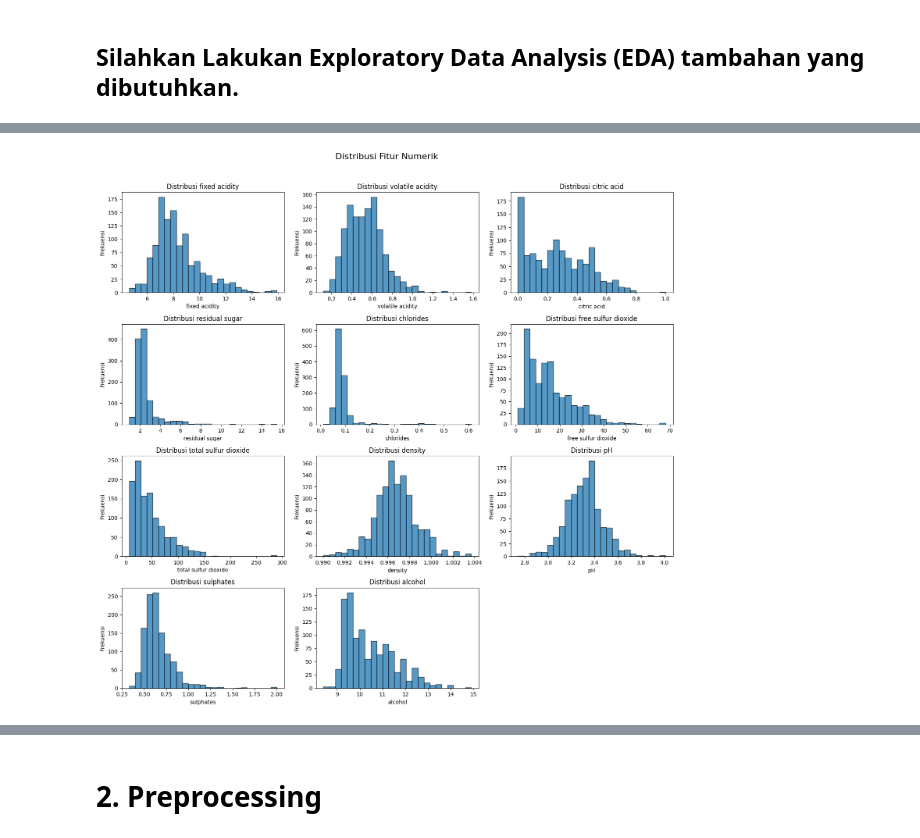
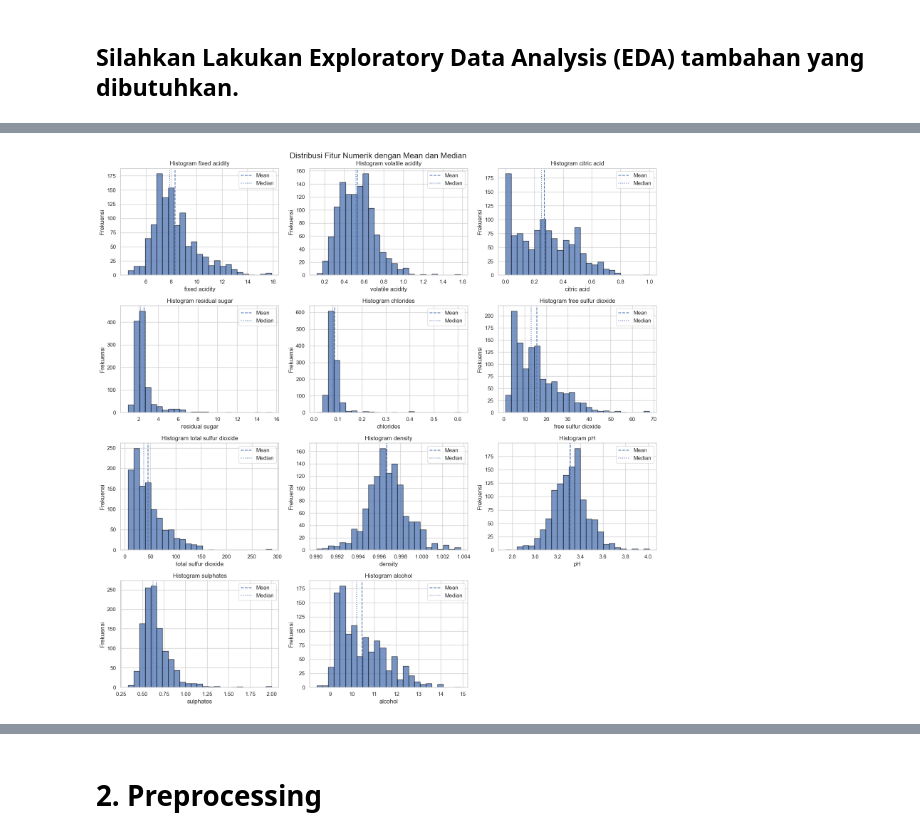
Before and after one commit to nathaniagavrila/Machine-Learning-2026, a Jupyter notebook: 1_Tugas_KNN/5054251050_KNN.ipynb, the cells around one changed output, grey strips where cells are left out. Cells and saved outputs as stored; diff of their text form; code cells hidden in the pictures.

```diff
--- a/1_Tugas_KNN/5054251050_KNN.ipynb
+++ b/1_Tugas_KNN/5054251050_KNN.ipynb
@@ -32,21 +32,22 @@ Langkah-langkah yang harus dilakukan antara lain:
 # 1. Persiapan Dataset & Eksplorasi Awal
 # %%
 # Import library yang dibutuhkan (pandas, numpy, matplotlib, dll)
+import os
 import pandas as pd
 import numpy as np
 import matplotlib.pyplot as plt
 import seaborn as sns
 
 from sklearn.model_selection import train_test_split
-from sklearn.preprocessing import StandardScaler
+from sklearn.preprocessing import StandardScaler, MinMaxScaler
 from sklearn.neighbors import KNeighborsClassifier
-from sklearn.pipeline import Pipeline
 from sklearn.metrics import (
     accuracy_score, precision_score, recall_score, f1_score,
-    confusion_matrix, classification_report
+    confusion_matrix, classification_report, ConfusionMatrixDisplay
 )
 
-pd.set_option('display.max_columns', None)
+pd.set_option("display.max_columns", None)
+sns.set_theme(style="whitegrid")
 # %%
 #  Load Dataset dan menampilkan informasi dasar tentang dataset, seperti jumlah baris dan kolom, tipe data, jumlah nilai yang hilang, dan informasi lainnya yang dibutuhkan.
 data = pd.read_csv("WineQT.csv")
@@ -252,23 +306,28 @@ Name: count, dtype: int64
 # %%
-# Distribusi seluruh fitur numerik
-feature_cols = [c for c in data.columns if c not in ["Id", "quality"]]
-
+# Visualisasi 3: Histogram seluruh fitur numerik
 n_cols = 3
 n_rows = int(np.ceil(len(feature_cols) / n_cols))
-fig, axes = plt.subplots(n_rows, n_cols, figsize=(15, 3.5 * n_rows))
+
+fig, axes = plt.subplots(
+    n_rows, n_cols,
+    figsize=(16, 4 * n_rows)
+)
 axes = np.array(axes).reshape(-1)
 
 for ax, col in zip(axes, feature_cols):
     ax.hist(data[col], bins=25, edgecolor="black", alpha=0.75)
-    ax.set_title(f"Distribusi {col}")
+    ax.axvline(data[col].mean(), linestyle="--", linewidth=1.5, label="Mean")
+    ax.axvline(data[col].median(), linestyle=":", linewidth=1.5, label="Median")
+    ax.set_title(f"Histogram {col}")
     ax.set_xlabel(col)
     ax.set_ylabel("Frekuensi")
+    ax.legend()
 
 for ax in axes[len(feature_cols):]:
     ax.axis("off")
 
-plt.suptitle("Distribusi Fitur Numerik", fontsize=16, y=1.02)
+plt.suptitle("Distribusi Fitur Numerik dengan Mean dan Median", fontsize=16)
 plt.tight_layout()
 plt.show()
 # %% [output]
-[figure, old version]
+[figure, new version]
```
Also changed, not shown: parts of 18 cells of this notebook.
